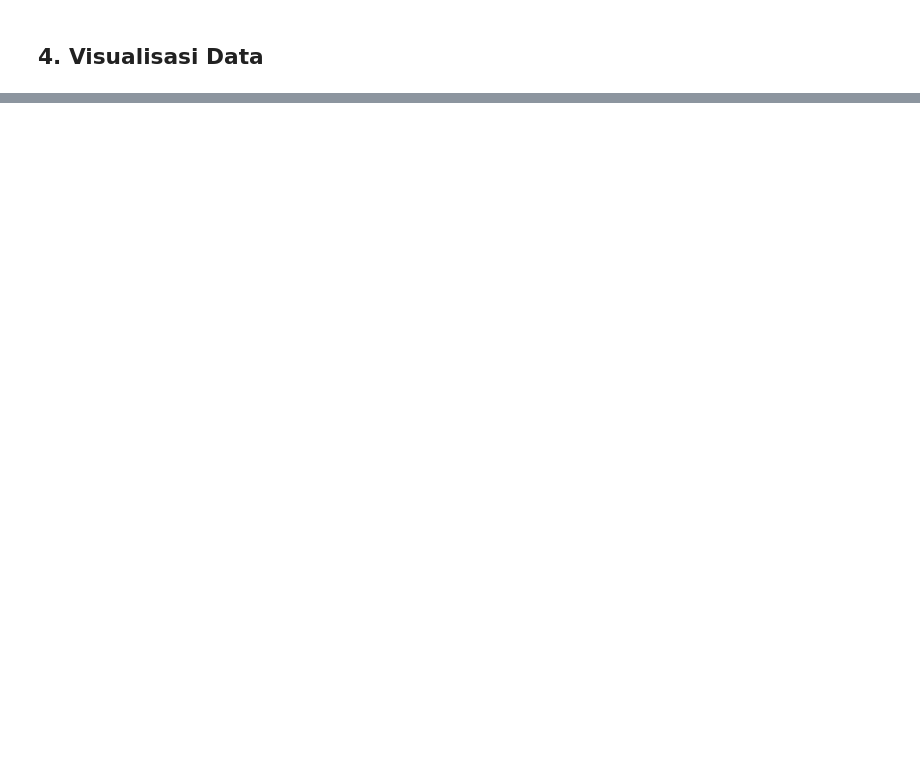
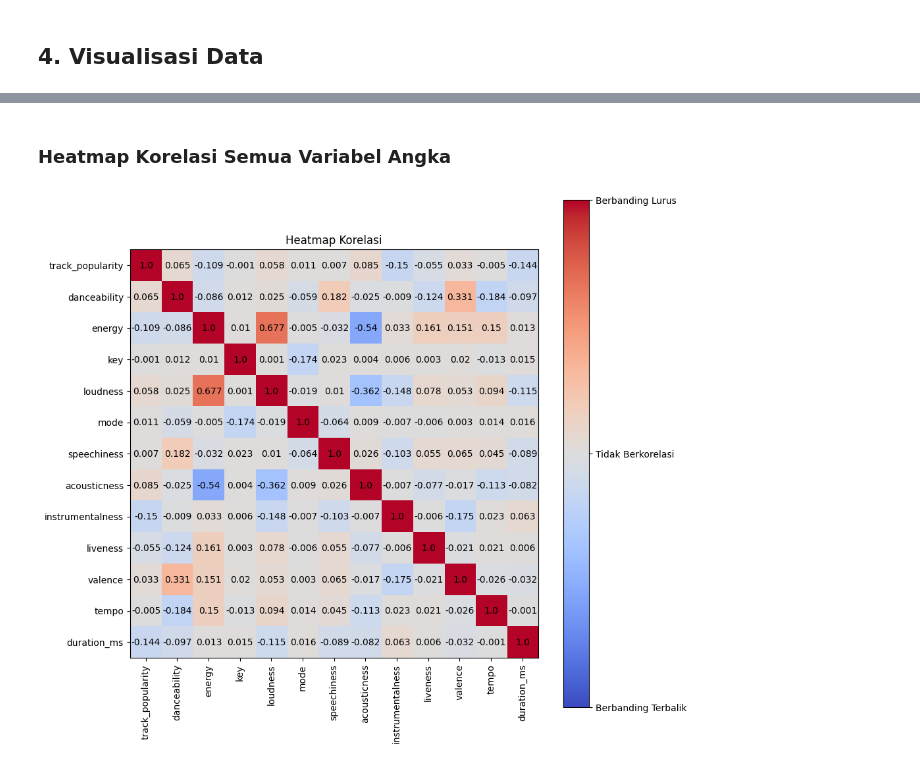
Before and after one commit to susTuna/Analisis-dan-Visualisasi-Data-Lagu-Spotify, a Jupyter notebook: Tubes.ipynb, the cells around one changed output, grey strips where cells are left out. Drawn from its saved outputs; the diff is of its cells as text; code cells hidden in the pictures; blank space fills up the shorter version.

```diff
--- a/Tubes.ipynb
+++ b/Tubes.ipynb
@@ -39,0 +46,20 @@ e=d.plot(kind='scatter',x='in_spotify_playlists',y='in_spotify_charts',color='re
+# %% [markdown]
+### **Heatmap Korelasi Semua Variabel Angka**
+# %%
+korelasi=data.select_dtypes(include=['int64','float64']).corr()
+plt.figure(figsize=(10,10))
+plt.imshow(korelasi,cmap='coolwarm',vmin=-1,vmax=1)
+for i in range(len(korelasi)):
+    for j in range(len(korelasi)):
+        plt.annotate(str(round(korelasi.values[i][j], 3)),\
+                     xy=(j+0.01, i+0.01),
+                     ha='center', va='center', color='black')
+plt.colorbar(ticks=[-1,0,1]).ax.set_yticklabels(['Berbanding Terbalik','Tidak Berkorelasi','Berbanding Lurus'])
+plt.title('Heatmap Korelasi')
+plt.xticks(range(len(korelasi.columns)),\
+           korelasi.columns, rotation=90)
+plt.yticks(range(len(korelasi.columns)),
+           korelasi.columns)
+plt.show()
+# %% [output]
+[figure, added]
```
Also changed, not shown: parts of 8 cells of this notebook, 1 other file.
